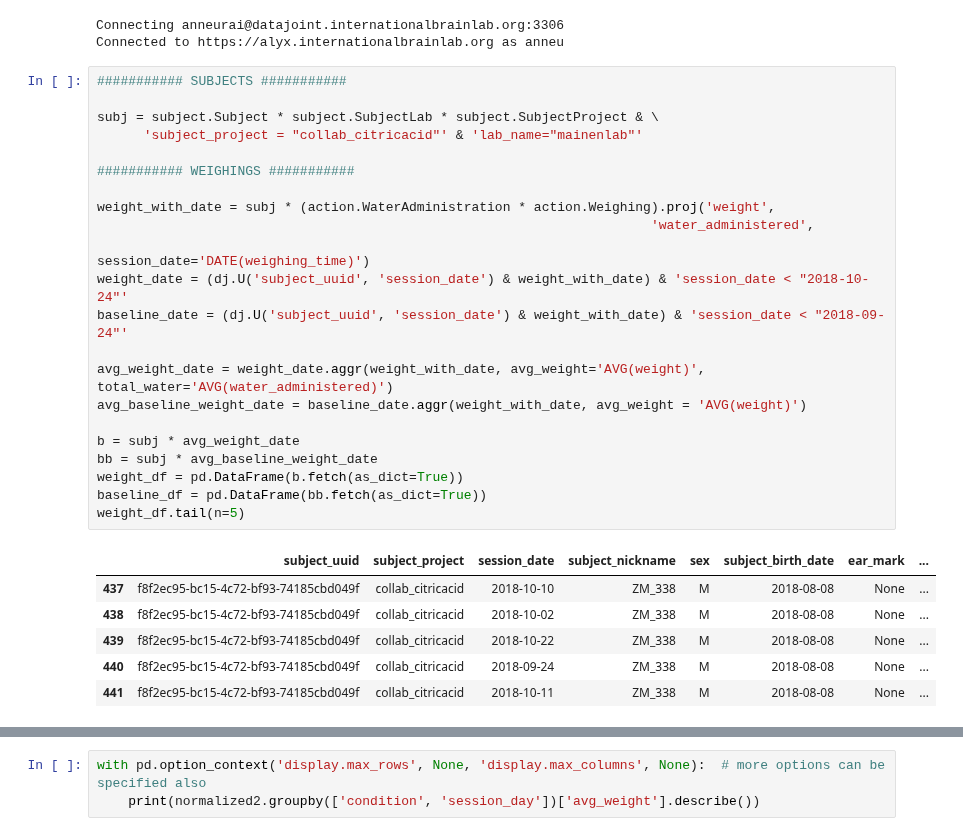
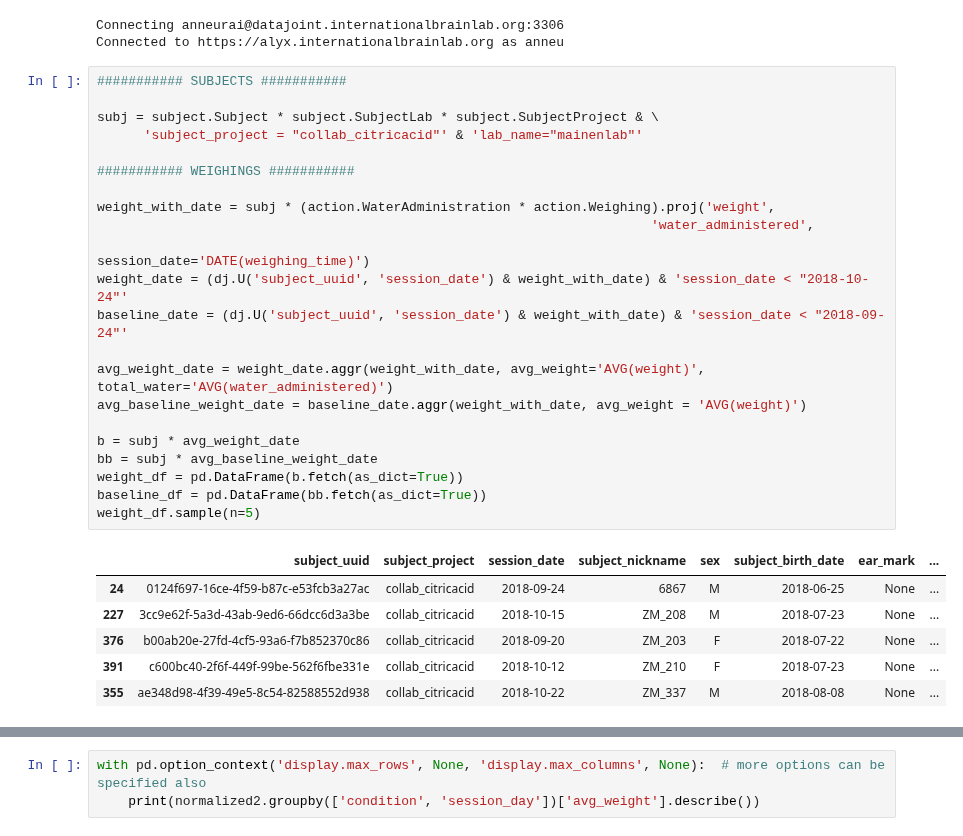
Before and after one commit to int-brain-lab/citricAcid, a Jupyter notebook: thirst_ccu.ipynb, the cells around one changed output, grey strips where cells are left out. Cells and saved outputs as stored; diff of their text form.

```diff
--- a/thirst_ccu.ipynb
+++ b/thirst_ccu.ipynb
@@ -25,29 +25,29 @@ Connected to https://alyx.internationalbrainlab.org as anneu
 # %%
 ########### SUBJECTS ###########
 
 subj = subject.Subject * subject.SubjectLab * subject.SubjectProject & \
       'subject_project = "collab_citricacid"' & 'lab_name="mainenlab"'
 
 ########### WEIGHINGS ###########
 
 weight_with_date = subj * (action.WaterAdministration * action.Weighing).proj('weight',
                                                                        'water_administered',
                                                                        session_date='DATE(weighing_time)')
 weight_date = (dj.U('subject_uuid', 'session_date') & weight_with_date) & 'session_date < "2018-10-24"'
 baseline_date = (dj.U('subject_uuid', 'session_date') & weight_with_date) & 'session_date < "2018-09-24"'
 
 avg_weight_date = weight_date.aggr(weight_with_date, avg_weight='AVG(weight)', total_water='AVG(water_administered)')
 avg_baseline_weight_date = baseline_date.aggr(weight_with_date, avg_weight = 'AVG(weight)')
 
 b = subj * avg_weight_date
 bb = subj * avg_baseline_weight_date
 weight_df = pd.DataFrame(b.fetch(as_dict=True))
 baseline_df = pd.DataFrame(bb.fetch(as_dict=True))
-weight_df.tail(n=5)
+weight_df.sample(n=5)
 # %% [output]
 |  | subject_uuid | subject_project | session_date | subject_nickname | sex | subject_birth_date | ear_mark | ... |
-| 437 | f8f2ec95-bc15-4c72-bf93-74185cbd049f | collab_citricacid | 2018-10-10 | ZM_338 | M | 2018-08-08 | None | ... |
-| 438 | f8f2ec95-bc15-4c72-bf93-74185cbd049f | collab_citricacid | 2018-10-02 | ZM_338 | M | 2018-08-08 | None | ... |
-| 439 | f8f2ec95-bc15-4c72-bf93-74185cbd049f | collab_citricacid | 2018-10-22 | ZM_338 | M | 2018-08-08 | None | ... |
-| 440 | f8f2ec95-bc15-4c72-bf93-74185cbd049f | collab_citricacid | 2018-09-24 | ZM_338 | M | 2018-08-08 | None | ... |
-| 441 | f8f2ec95-bc15-4c72-bf93-74185cbd049f | collab_citricacid | 2018-10-11 | ZM_338 | M | 2018-08-08 | None | ... |
+| 24 | 0124f697-16ce-4f59-b87c-e53fcb3a27ac | collab_citricacid | 2018-09-24 | 6867 | M | 2018-06-25 | None | ... |
+| 227 | 3cc9e62f-5a3d-43ab-9ed6-66dcc6d3a3be | collab_citricacid | 2018-10-15 | ZM_208 | M | 2018-07-23 | None | ... |
+| 376 | b00ab20e-27fd-4cf5-93a6-f7b852370c86 | collab_citricacid | 2018-09-20 | ZM_203 | F | 2018-07-22 | None | ... |
+| 391 | c600bc40-2f6f-449f-99be-562f6fbe331e | collab_citricacid | 2018-10-12 | ZM_210 | F | 2018-07-23 | None | ... |
+| 355 | ae348d98-4f39-49e5-8c54-82588552d938 | collab_citricacid | 2018-10-22 | ZM_337 | M | 2018-08-08 | None | ... |
```
Also changed, not shown: parts of 16 cells of this notebook, 10 other files.
